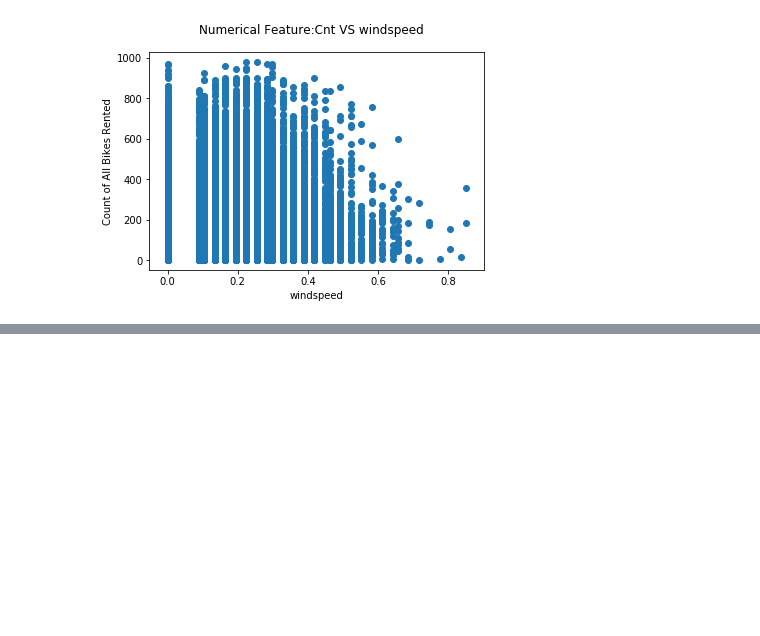
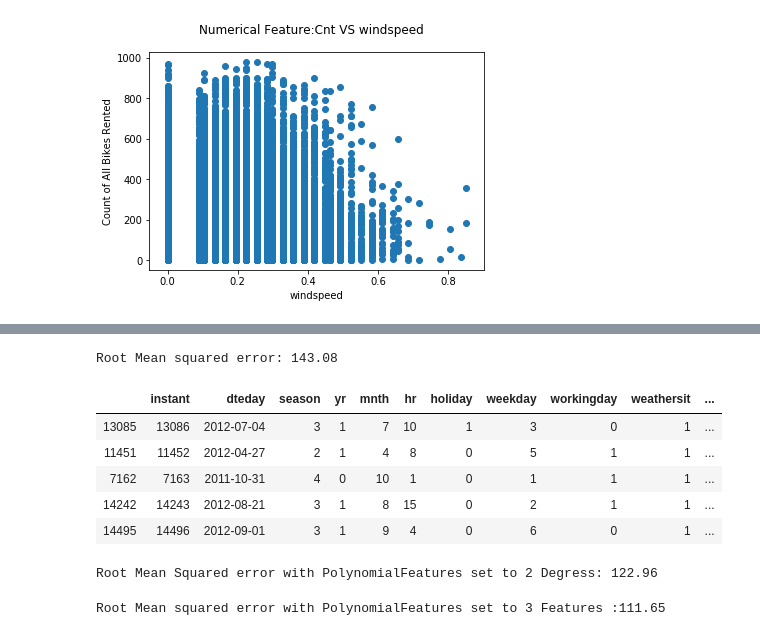
Before and after one commit to lookertan/ml_git, a Jupyter notebook: change_source.ipynb, the cells around one changed output, grey strips where cells are left out. Saved outputs shown, nothing was run; the diff lists cells and outputs as text; code cells hidden in the pictures; blank space fills up the shorter version.

Commit message:
finish it by copy

```diff
--- a/change_source.ipynb
+++ b/change_source.ipynb
@@ -64,0 +98,68 @@ plt.subplots(nrows=1,ncols=2,figsize=(13,6))
+# %%
+bike_df_model_ready = bikes_hour_df.copy()
+outcome = 'cnt'
+
+features = [feat for feat in list(bike_df_model_ready) if feat not in [outcome,'instant','dteday']]
+
+from sklearn.model_selection import train_test_split
+from sklearn.metrics import mean_squared_error, r2_score
+from math import sqrt
+# %%
+X_train,X_test,y_train,y_test = train_test_split(bike_df_model_ready[features],
+                                                bike_df_model_ready[['cnt']],
+                                                test_size=0.3,random_state=42)
+from sklearn import linear_model
+model_lr = linear_model.LinearRegression()
+model_lr.fit(X_train,y_train)
+predictions=model_lr.predict(X_test)
+print("Root Mean squared error: %.2f" %sqrt(mean_squared_error(y_test,predictions)))
+# %% [output]
+Root Mean squared error: 143.08
+# %%
+bike_df_model_ready.head()
+# %% [output]
+|  | instant | dteday | season | yr | mnth | hr | holiday | weekday | workingday | weathersit | ... |
+| 13085 | 13086 | 2012-07-04 | 3 | 1 | 7 | 10 | 1 | 3 | 0 | 1 | ... |
+| 11451 | 11452 | 2012-04-27 | 2 | 1 | 4 | 8 | 0 | 5 | 1 | 1 | ... |
+| 7162 | 7163 | 2011-10-31 | 4 | 0 | 10 | 1 | 0 | 1 | 1 | 1 | ... |
+| 14242 | 14243 | 2012-08-21 | 3 | 1 | 8 | 15 | 0 | 2 | 1 | 1 | ... |
+| 14495 | 14496 | 2012-09-01 | 3 | 1 | 9 | 4 | 0 | 6 | 0 | 1 | ... |
+# %%
+bikes_df_model_ready=bikes_hour_df.copy()
+outcome='cnt'
+features= [feat for feat in list(bikes_df_model_ready) if feat not in [outcome,'instant','dteday']]
+X_train,X_test,y_rain,y_test = train_test_split(bikes_df_model_ready[features],
+                                                bikes_df_model_ready[['cnt']],
+                                               test_size=0.3,random_state=42)
+
+from sklearn.preprocessing import PolynomialFeatures
+poly = PolynomialFeatures(2)
+X_train = poly.fit_transform(X_train)
+X_test = poly.fit_transform(X_test)
+model_lr=linear_model.LinearRegression()
+model_lr.fit(X_train,y_train)
+predictions=model_lr.predict(X_test)
+print("Root Mean Squared error with PolynomialFeatures set to 2 Degress: %.2f" %sqrt(
+mean_squared_error(y_test,predictions)))
+# %% [output]
+Root Mean Squared error with PolynomialFeatures set to 2 Degress: 122.96
+# %%
+bikes_df_model_reay=bikes_hour_df.copy()
+outcome='cnt'
+features=[feat for feat in list(bikes_df_model_ready) if feat not in [outcome,'instant','dteday']]
+X_train,X_test,y_train,y_test= train_test_split(bikes_df_model_ready[features],
+                                               bikes_df_model_ready[['cnt']],
+                                               test_size=0.3,
+                                               random_state=42)
+from sklearn.preprocessing import PolynomialFeatures
+poly=PolynomialFeatures(3)
+X_train = poly.fit_transform(X_train)
+X_test = poly.fit_transform(X_test)
+from sklearn import linear_model
+model_lr = linear_model.LinearRegression()
+model_lr.fit(X_train,y_train)
+predictions=model_lr.predict(X_test)
+print("Root Mean squared error with PolynomialFeatures set to 3 Features :%.2f"
+     %sqrt(mean_squared_error(y_test,predictions)))
+# %% [output]
+Root Mean squared error with PolynomialFeatures set to 3 Features :111.65
```
Also changed, not shown: parts of 16 cells of this notebook, 2 other files.
